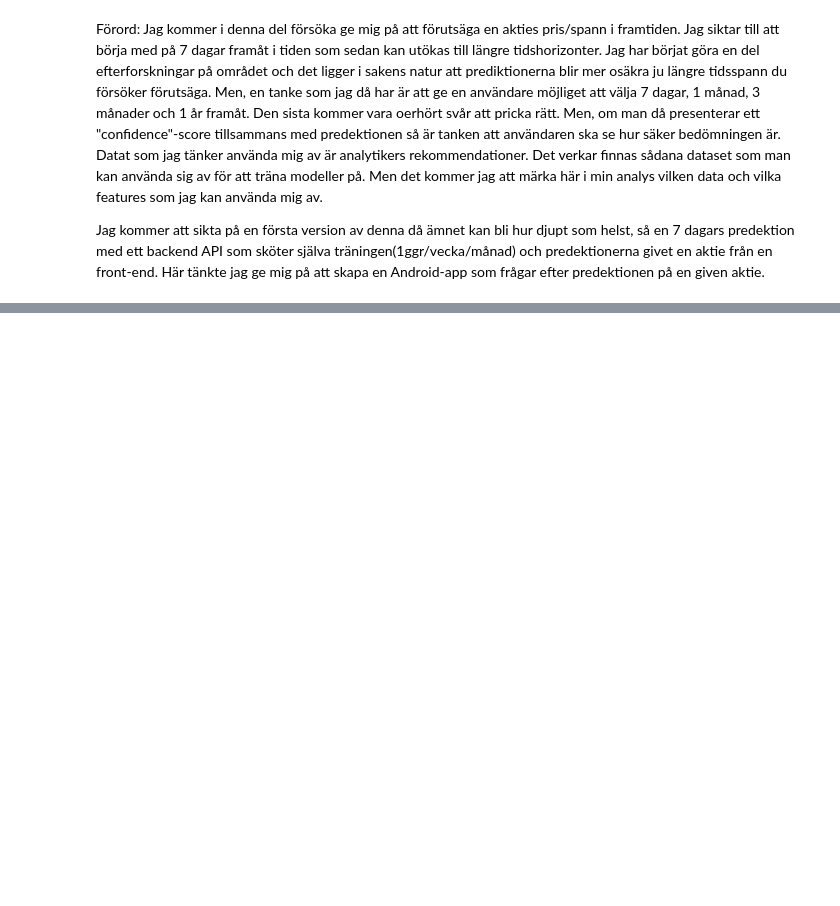
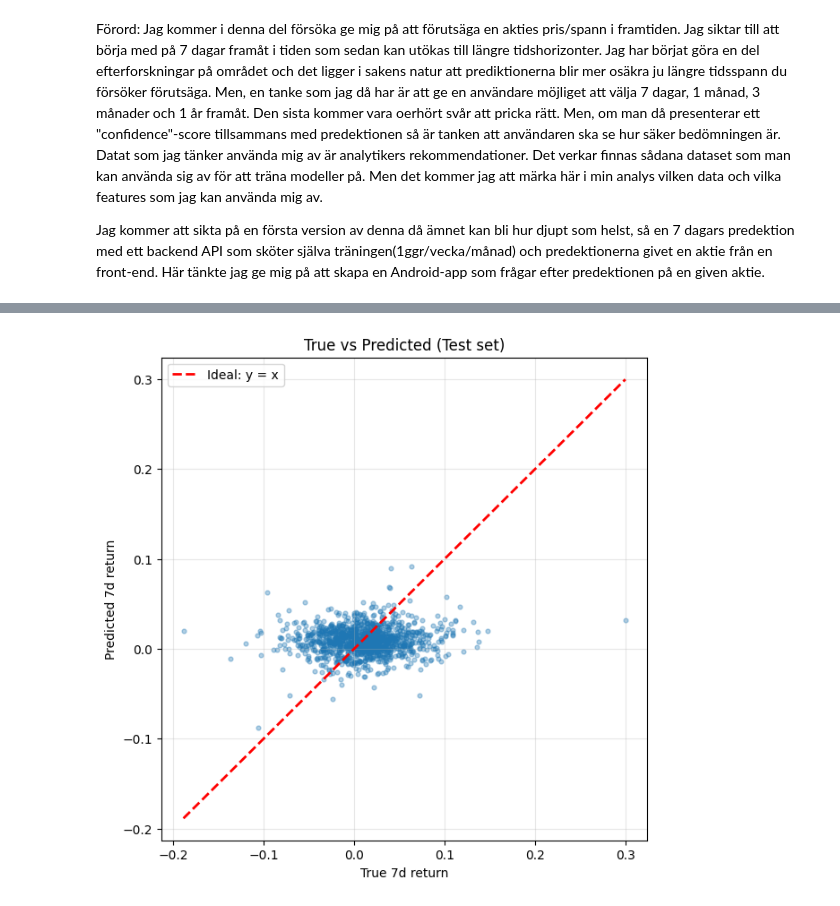
Before and after one commit to pejohans/python_and_ai, a Jupyter notebook: kunskapskontroll_ai_kurs_2/del_2/analys.ipynb, the cells around one changed output, grey strips where cells are left out. Cells and saved outputs as stored; diff of their text form; code cells hidden in the pictures; blank space fills up the shorter version.

```diff
--- a/kunskapskontroll_ai_kurs_2/del_2/analys.ipynb
+++ b/kunskapskontroll_ai_kurs_2/del_2/analys.ipynb
@@ -18,0 +522,23 @@ print(tickers)
+# %%
+import numpy as np
+import matplotlib.pyplot as plt
+
+y_true = np.asarray(y_test).ravel()
+y_pred = np.asarray(y_pred_test).ravel()
+
+plt.figure(figsize=(7, 7))
+plt.scatter(y_true, y_pred, alpha=0.35, s=12)
+
+# Perfect prediction line y = x
+mn = min(y_true.min(), y_pred.min())
+mx = max(y_true.max(), y_pred.max())
+plt.plot([mn, mx], [mn, mx], "r--", linewidth=2, label="Ideal: y = x")
+
+plt.xlabel("True 7d return")
+plt.ylabel("Predicted 7d return")
+plt.title("True vs Predicted (Test set)")
+plt.legend()
+plt.grid(True, alpha=0.3)
+plt.show()
+# %% [output]
+[figure, added]
```
Also changed, not shown: parts of 26 cells of this notebook, 2 other files.
